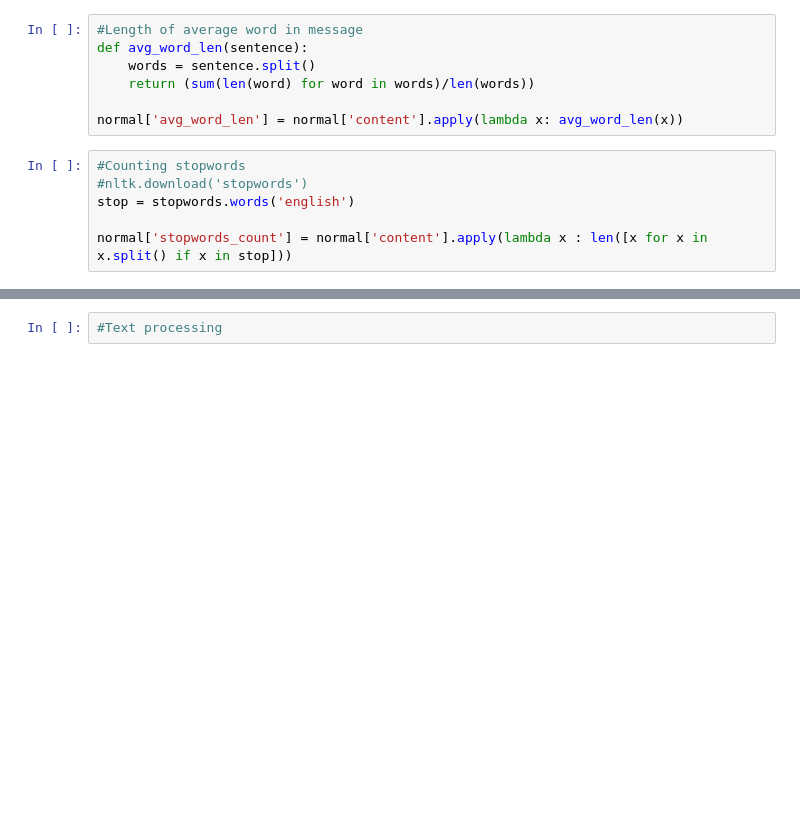
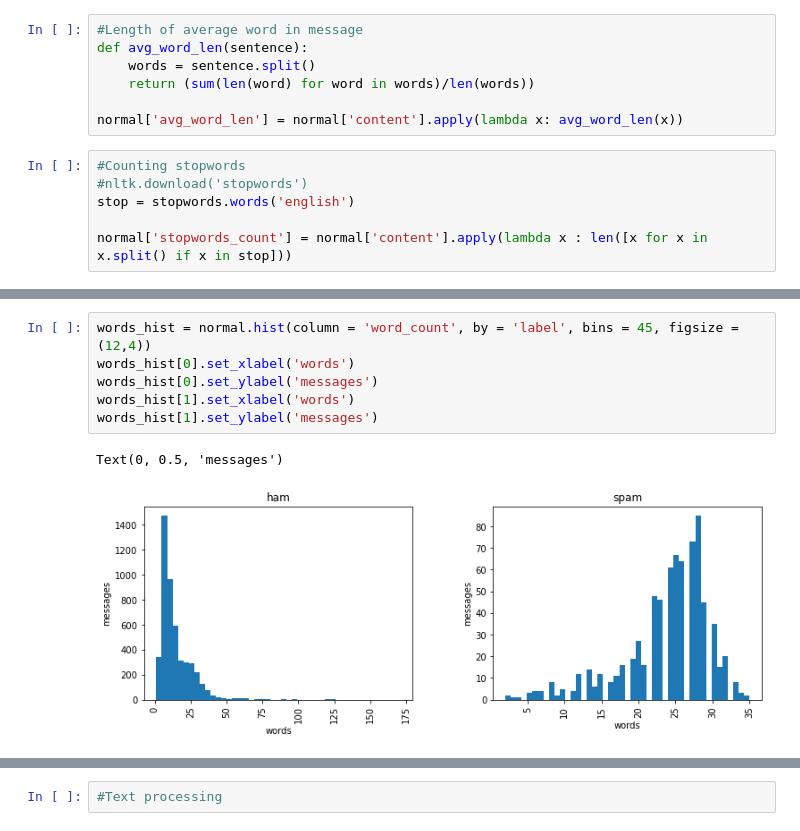
Before and after one commit to zonive/sms-spam-classifier, a Jupyter notebook: projekt.ipynb, the cells around one changed output, grey strips where cells are left out. Cells and saved outputs as stored; diff of their text form; blank space fills up the shorter version.

```diff
--- a/projekt.ipynb
+++ b/projekt.ipynb
@@ -60,0 +70,9 @@ normal.head(10)
+# %%
+words_hist = normal.hist(column = 'word_count', by = 'label', bins = 45, figsize = (12,4))
+words_hist[0].set_xlabel('words')
+words_hist[0].set_ylabel('messages')
+words_hist[1].set_xlabel('words')
+words_hist[1].set_ylabel('messages')
+# %% [output]
+Text(0, 0.5, 'messages')
+[figure, added]
```
Also changed, not shown: parts of 20 cells of this notebook.
